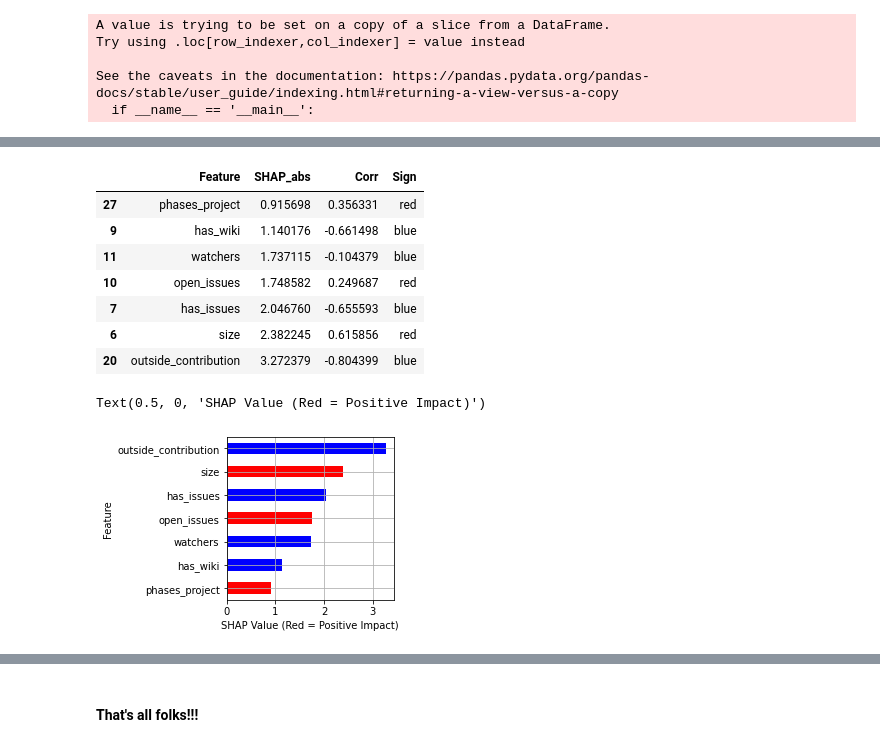
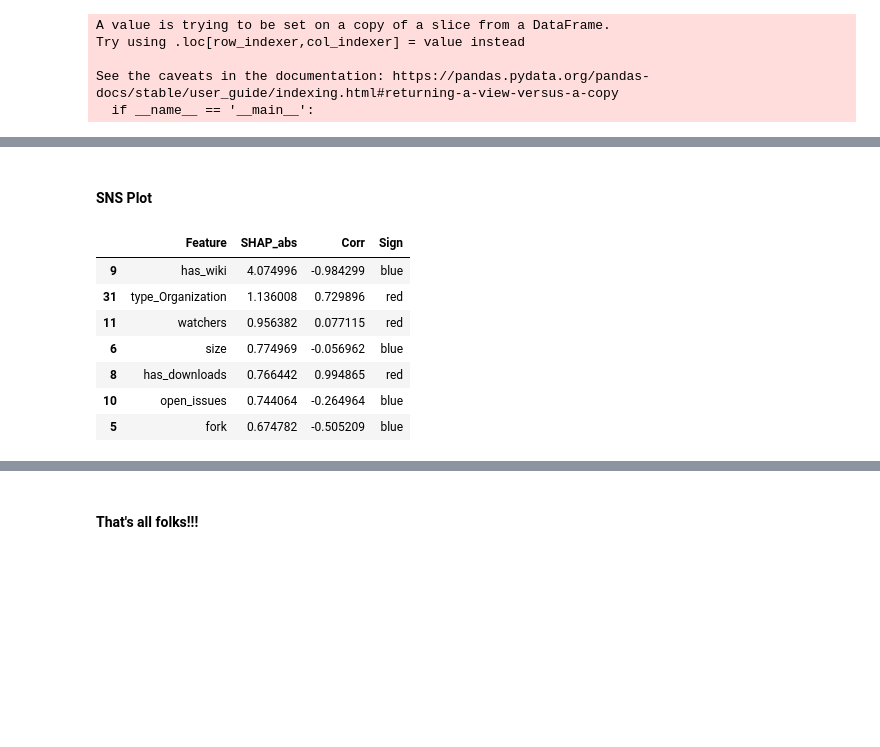
Before and after one commit to gesteves91/software-engineering-ml, a Jupyter notebook: notebooks/07-shap.ipynb, the cells around one changed output, grey strips where cells are left out. Saved outputs shown, nothing was run; the diff lists cells and outputs as text; code cells hidden in the pictures; blank space fills up the shorter version.

```diff
--- a/notebooks/07-shap.ipynb
+++ b/notebooks/07-shap.ipynb
@@ -148,0 +144,2 @@ k3
+# %%
+k3.at[6, 'SHAP_abs'] = 3.043306
@@ -149 +153,17 @@ k3
+# %% [markdown]
+#### SNS Plot
+# %%
+k4 = k3.sort_values(by=['SHAP_abs'], ascending=False)
+colorlist = k4['Sign']
+# %%
+k4
+# %% [output]
+|  | Feature | SHAP_abs | Corr | Sign |
+| 9 | has_wiki | 4.074996 | -0.984299 | blue |
+| 31 | type_Organization | 1.136008 | 0.729896 | red |
+| 11 | watchers | 0.956382 | 0.077115 | red |
+| 6 | size | 0.774969 | -0.056962 | blue |
+| 8 | has_downloads | 0.766442 | 0.994865 | red |
+| 10 | open_issues | 0.744064 | -0.264964 | blue |
+| 5 | fork | 0.674782 | -0.505209 | blue |
 # %%
@@ -151,18 +170,0 @@ k3
-# %%
-k3
-# %% [output]
-|  | Feature | SHAP_abs | Corr | Sign |
-| 27 | phases_project | 0.915698 | 0.356331 | red |
-| 9 | has_wiki | 1.140176 | -0.661498 | blue |
-| 11 | watchers | 1.737115 | -0.104379 | blue |
-| 10 | open_issues | 1.748582 | 0.249687 | red |
-| 7 | has_issues | 2.046760 | -0.655593 | blue |
-| 6 | size | 2.382245 | 0.615856 | red |
-| 20 | outside_contribution | 3.272379 | -0.804399 | blue |
-# %%
-ax = k3.plot.barh(x='Feature',y='SHAP_abs',color = colorlist, figsize=(3,3),legend=False)
-ax.grid()
-ax.set_xlabel("SHAP Value (Red = Positive Impact)")
-# %% [output]
-Text(0.5, 0, 'SHAP Value (Red = Positive Impact)')
-[figure, removed]
```
Also changed, not shown: parts of 10 cells of this notebook, 9 other files.
